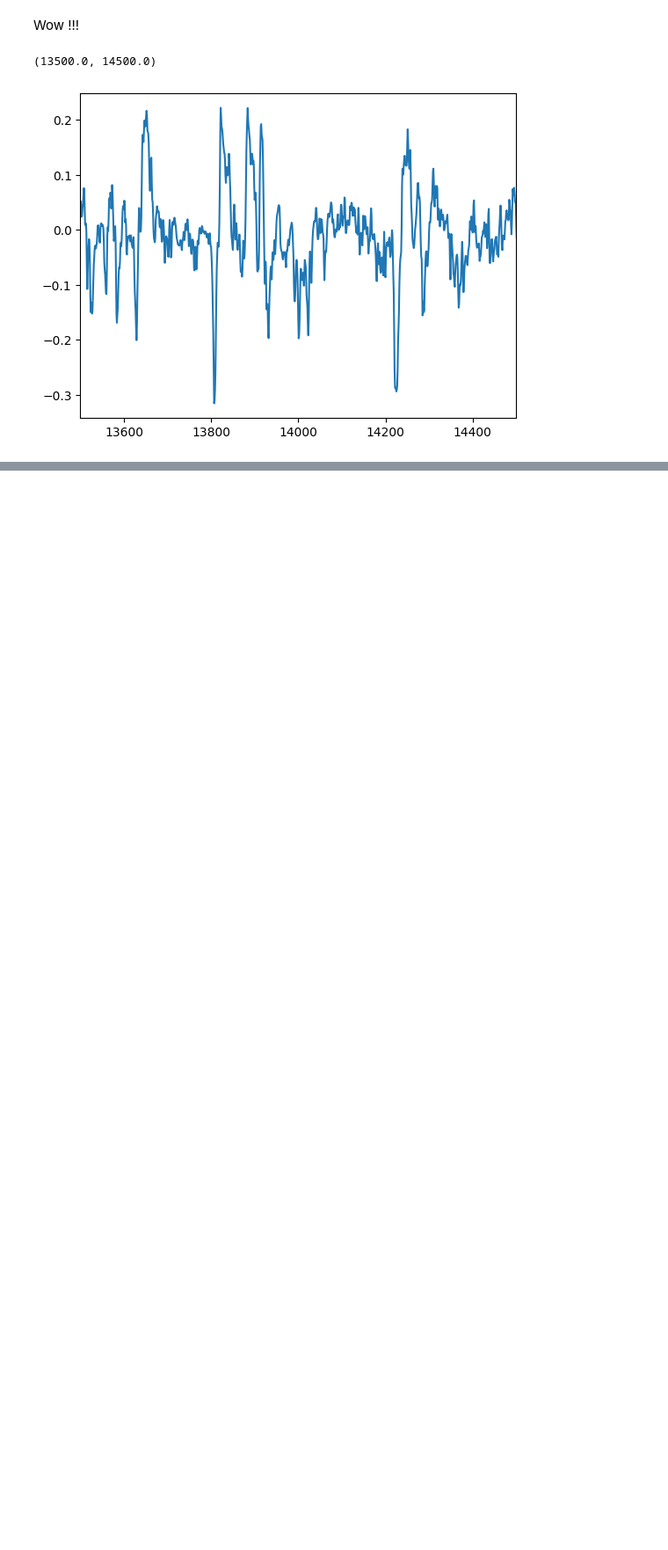
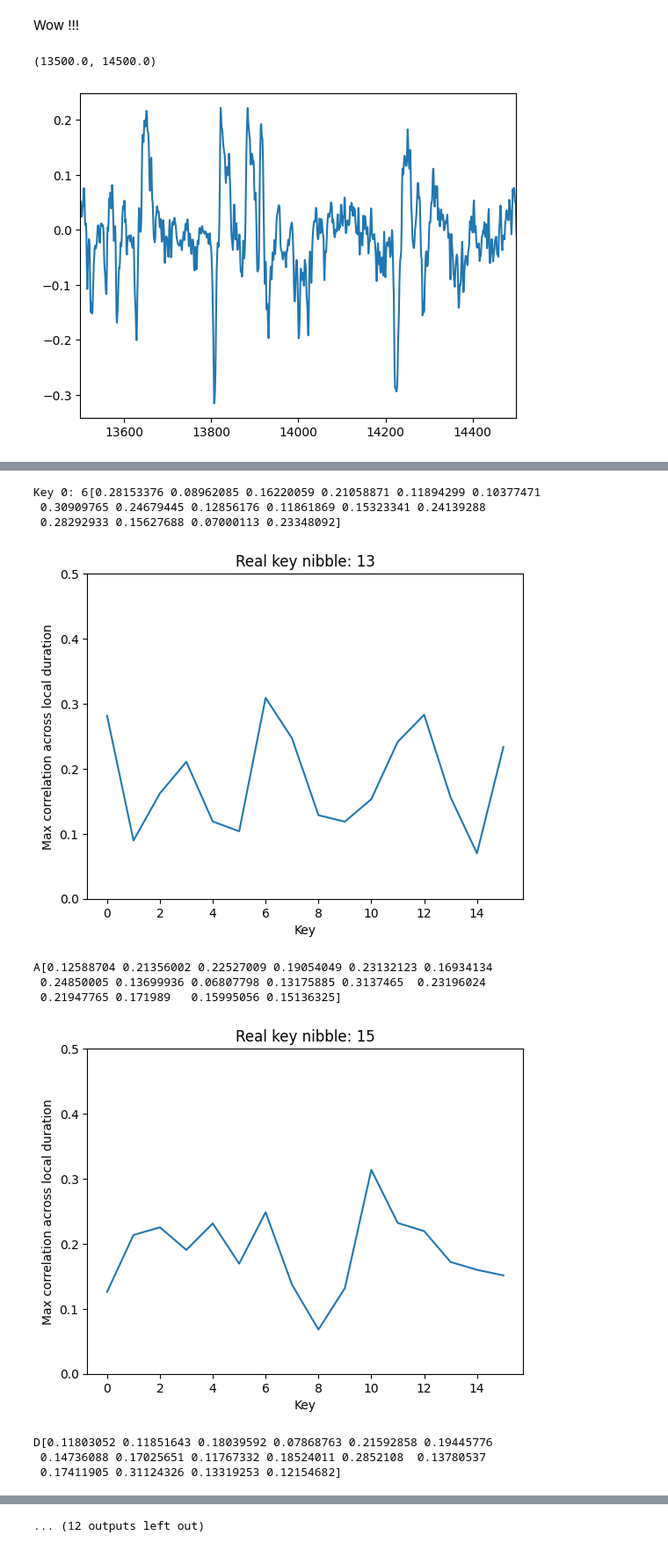
Before and after one commit to Pace222/Elisabeth-b4-SCA, a Jupyter notebook: side_channel_attack/cpa.ipynb, the cells around one changed output, grey strips where cells are left out. Shown at 88% size. Saved outputs shown, nothing was run; the diff lists cells and outputs as text; code cells hidden in the pictures; blank space fills up the shorter version.

```diff
--- a/side_channel_attack/cpa.ipynb
+++ b/side_channel_attack/cpa.ipynb
@@ -122,0 +223,3 @@ plt.show()
+# %%
+traces = traces.reshape((-1, SAMPLES_PER_KEY, POINTS_PER_SAMPLE))
+traces.shape
@@ -122,0 +237,15 @@ plt.show()
+# %%
+with open("correlation_locations_b4.pic", "rb") as r:
+    correlation_locations = pic.load(r)
+# %%
+for round_idx in range(len(correlation_locations), KEYROUND_WIDTH_B4 // BLOCK_WIDTH_B4):
+    corr_round = []
+    for block_idx in range(BLOCK_WIDTH_B4):
+        hyps = np.array([hypothesis_b4_rws_sboxes_location(iv, key, round_idx, block_idx) for i, key in enumerate(real_keys) for iv in seeds[i]])
+        corr = corr_coef(hyps, traces.reshape((-1, POINTS_PER_SAMPLE)))
+        loc = np.argmax(corr)
+        corr_round.append(list(range(loc - 5, loc + 5)))
+        plt.plot(corr)
+        plt.title(f"Round {round_idx}, Block {block_idx}, Location: {loc}")
+        plt.show()
+    correlation_locations.append(corr_round)
@@ -122,0 +301,49 @@ plt.show()
+# %%
+reconstructed_keys = np.zeros_like(real_keys)
+for i in range(reconstructed_keys.shape[0]):
+    print(f"Key {i}: ", end="")
+    for j in range(reconstructed_keys.shape[1]):
+        max_corrs = np.empty(16)
+
+        for k in range(16):
+            print(hex(k)[2:].upper(), end="")
+            reconstructed_keys[i][j] = k
+
+            indices, location_masks, hypotheses = indices_locations_and_hyps_to_use_for_key_nibble(reconstructed_keys[i], j, seeds[i], traces[i], correlation_locations)
+
+            selected_seeds = seeds[i][indices]
+            selected_traces = traces[i][location_masks].reshape((selected_seeds.shape[0], correlation_locations.shape[2]))
+
+            corr = corr_coef(hypotheses, selected_traces)
+
+            max_corrs[k] = np.max(np.abs(corr))
+            print("\b", end="")
+
+        best_k = np.argmax(max_corrs)
+        reconstructed_keys[i][j] = best_k
+        print(hex(best_k)[2:].upper(), end="")
+
+        print(max_corrs)
+        plt.plot(max_corrs)
+        plt.xlabel("Key")
+        plt.ylabel("Max correlation across local duration")
+        plt.title(f"Real key nibble: {real_keys[i][j]}")
+        plt.ylim([0, 0.5])
+        plt.show()
+
+    print()
+    print(f"    vs {"".join([hex(k)[2:].upper() for k in real_keys[i]])}")
+    print(f"{len(real_keys[i][real_keys[i] != reconstructed_keys[i]])} mistakes on {len(real_keys[i])} nibbles.")
+    print()
+# %% [output]
+Key 0: 6[0.28153376 0.08962085 0.16220059 0.21058871 0.11894299 0.10377471
+ 0.30909765 0.24679445 0.12856176 0.11861869 0.15323341 0.24139288
+ 0.28292933 0.15627688 0.07000113 0.23348092]
+[figure, added]
+A[0.12588704 0.21356002 0.22527009 0.19054049 0.23132123 0.16934134
+ 0.24850005 0.13699936 0.06807798 0.13175885 0.3137465  0.23196024
+ 0.21947765 0.171989   0.15995056 0.15136325]
+[figure, added]
+D[0.11803052 0.11851643 0.18039592 0.07868763 0.21592858 0.19445776
+ 0.14736088 0.17025651 0.11767332 0.18524011 0.2852108  0.13780537
+ 0.17411905 0.31124326 0.13319253 0.12154682]
@@ -122,0 +363 @@ plt.show()
+... (12 outputs left out)
```
Also changed, not shown: parts of 27 cells of this notebook, 3 other files.
